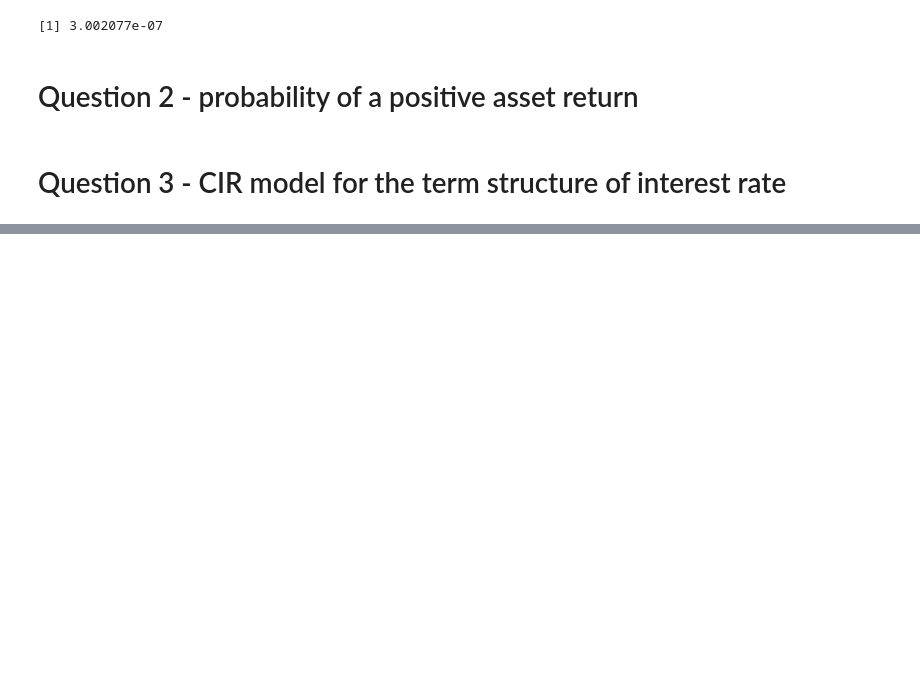
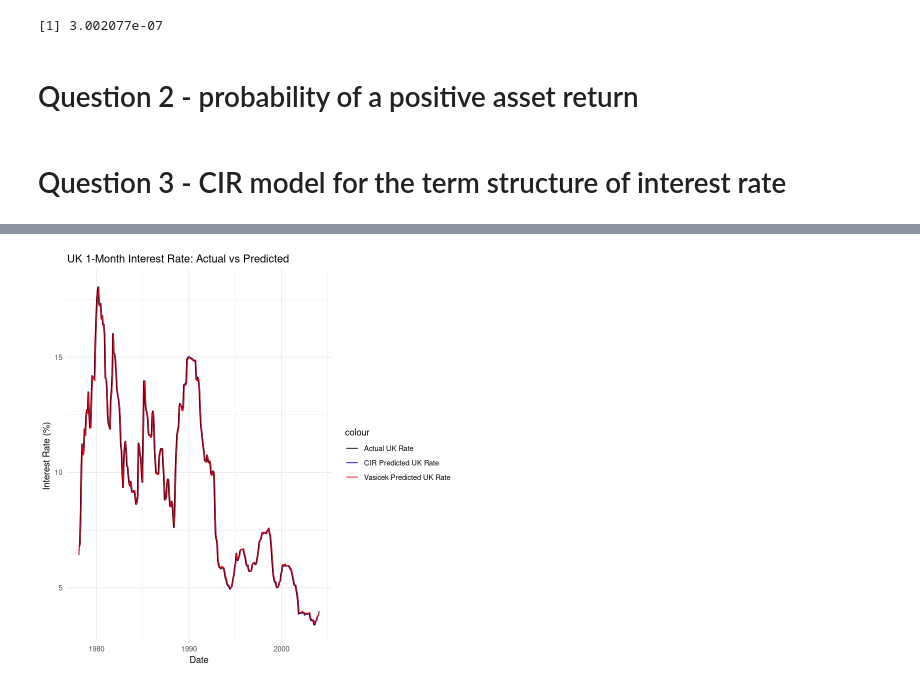
Before and after one commit to Mengsch3/apps-r-hw-01, a Jupyter notebook: FS-Coursework/report.ipynb, the cells around one changed output, grey strips where cells are left out. Cells and saved outputs as stored; diff of their text form; code cells hidden in the pictures; blank space fills up the shorter version.

```diff
--- a/FS-Coursework/report.ipynb
+++ b/FS-Coursework/report.ipynb
@@ -177,0 +529,15 @@ alpha_p
+# %%
+# plot prediction results for UK
+ggplot(prediction_results, aes(x = Date)) +
+  geom_line(aes(y = Actual_UK, color = "Actual UK Rate")) +
+  geom_line(aes(y = CIR_Pred_UK, color = "CIR Predicted UK Rate")) +
+  geom_line(aes(y = Vasicek_Pred_UK, color = "Vasicek Predicted UK Rate")) +
+  labs(title = "UK 1-Month Interest Rate: Actual vs Predicted",
+       x = "Date",
+       y = "Interest Rate (%)") +
+  scale_color_manual(values = c("Actual UK Rate" = "black",
+                                 "CIR Predicted UK Rate" = "blue",
+                                 "Vasicek Predicted UK Rate" = "red")) +
+  theme_minimal()
+# %% [output]
+[figure, added]
```
Also changed, not shown: parts of 10 cells of this notebook.
